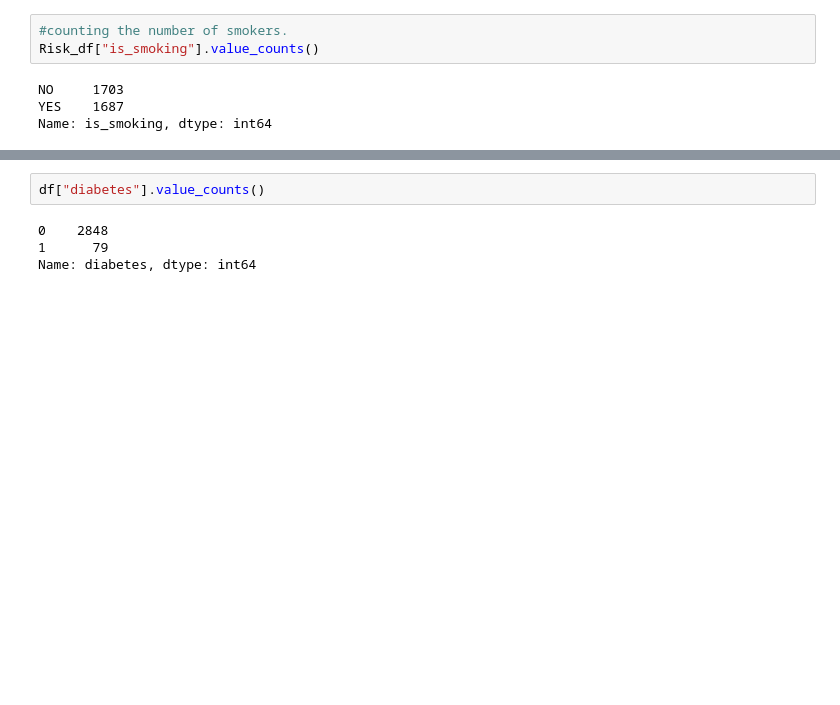
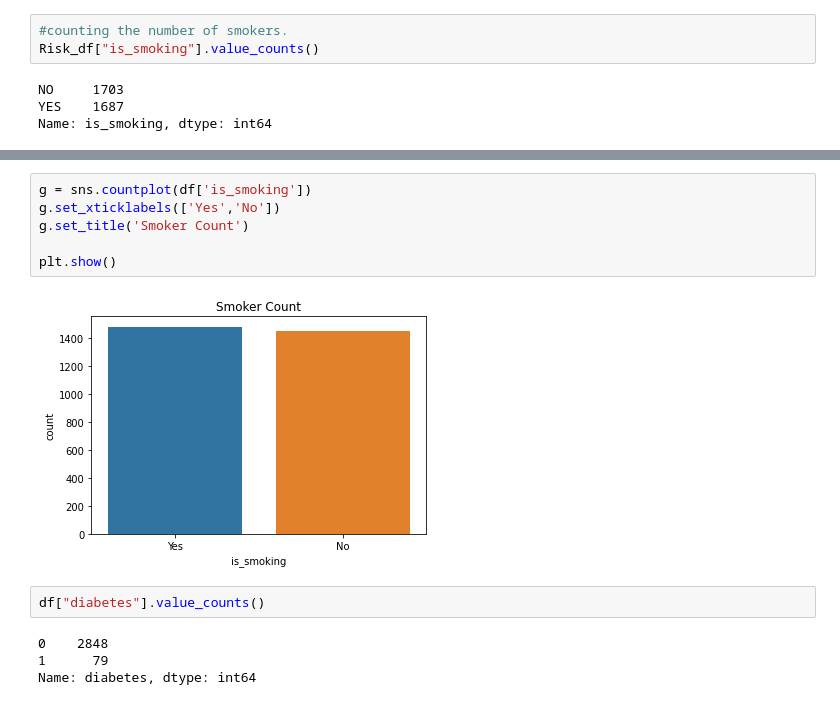
Before and after one commit to Jayesh-Panchal/Supervised-ML-Classification-Cardiovascular-Risk-Prediction-, a Jupyter notebook: Cardiovascular_risk.ipynb, the cells around one changed output, grey strips where cells are left out. Cells and saved outputs as stored; diff of their text form; blank space fills up the shorter version.

```diff
--- a/Cardiovascular_risk.ipynb
+++ b/Cardiovascular_risk.ipynb
@@ -218,3 +225,11 @@ Name: is_smoking, dtype: int64
+# %%
+g = sns.countplot(df['is_smoking'])
+g.set_xticklabels(['Yes','No'])
+g.set_title('Smoker Count')
+
+plt.show()
+# %% [output]
+[figure, added]
 # %%
 df["diabetes"].value_counts()
 # %% [output]
```
Also changed, not shown: parts of 36 cells of this notebook.
